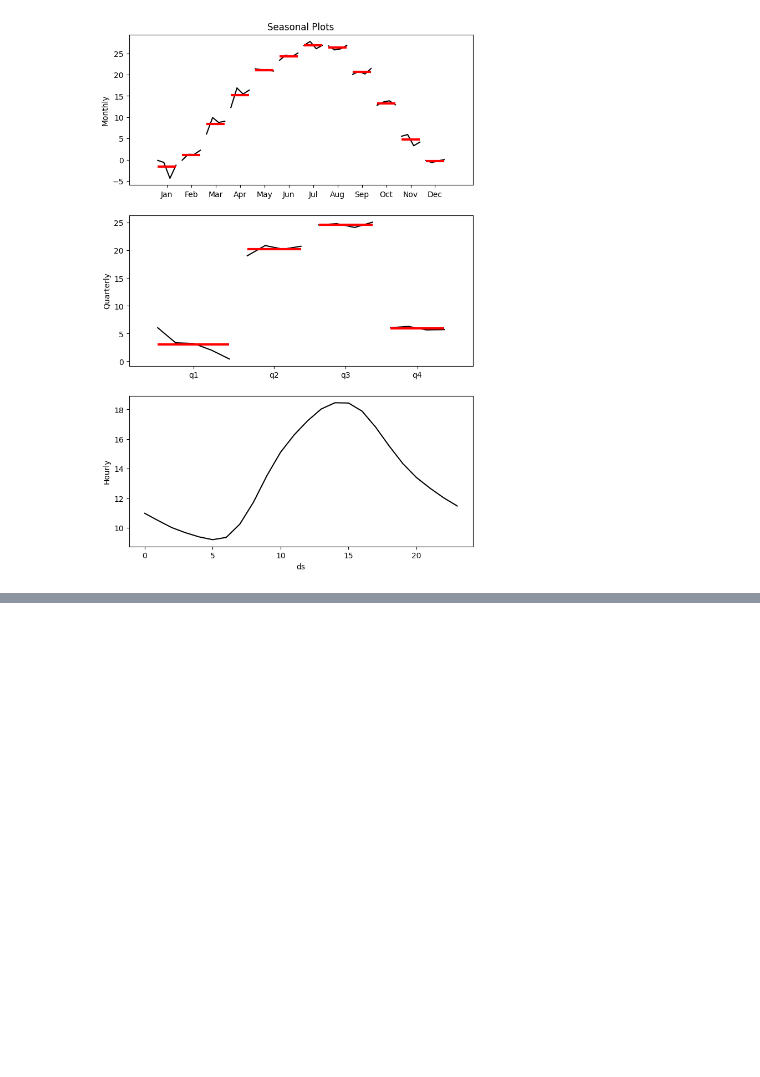
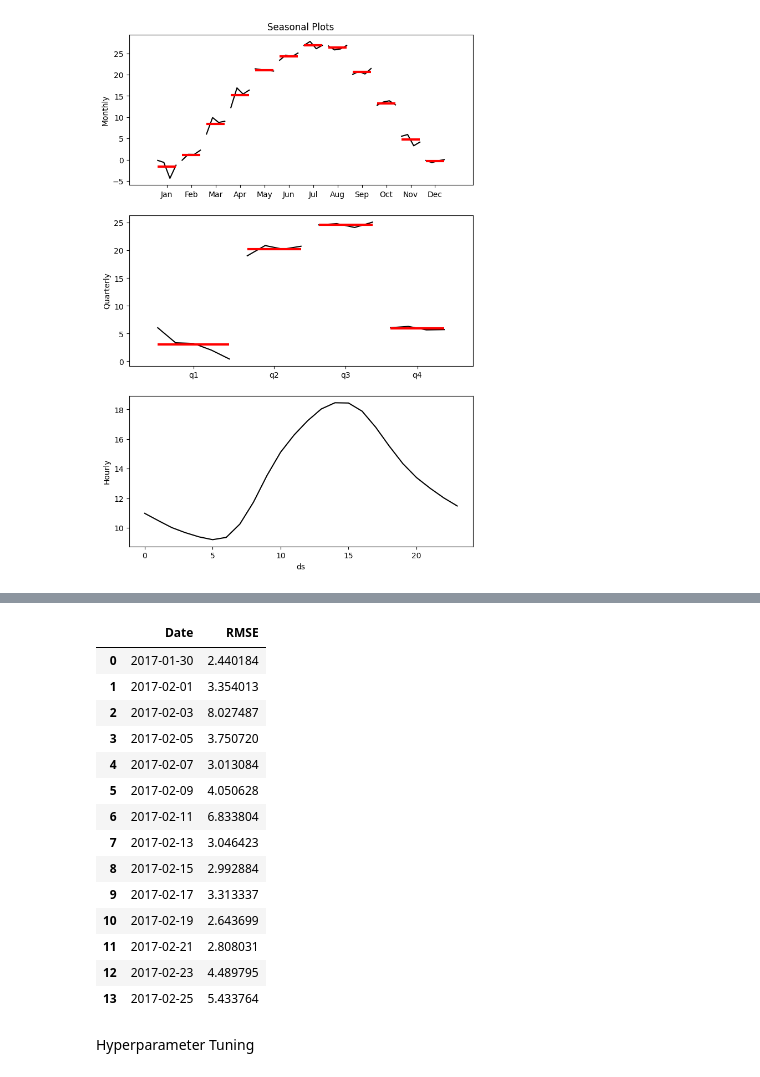
Before and after one commit to salgadosp/time_series, a Jupyter notebook: chronos/chronos.ipynb, the cells around one changed output, grey strips where cells are left out. Drawn from its saved outputs; the diff is of its cells as text; code cells hidden in the pictures; blank space fills up the shorter version.

```diff
--- a/chronos/chronos.ipynb
+++ b/chronos/chronos.ipynb
@@ -81,0 +126,31 @@ pipeline = ChronosPipeline.from_pretrained(
+# %%
+def time_series_cv(pipeline, df, forecast_horizon, stride, start_date, end_date):
+
+    results = []
+
+    current_date = start_date
+
+    while current_date + pd.Timedelta(hours = forecast_horizon) <= end_date:
+
+        train = df[df.index < current_date]
+        test = df[current_date:current_date + pd.Timedelta(hours = forecast_horizon - 1)]
+
+        forecast = pipeline.predict(context = torch.tensor(train.values),
+                                    temperature = 1.0,
+                                    top_k = 50,
+                                    top_p = 1.0,
+                                    prediction_length = 72,
+                                    num_samples = 20,
+                                    limit_prediction_length = False)
+
+        forecast_mean = torch.mean(torch.stack([f[0] for f in forecast]), dim = 0)
+
+        error = root_mean_squared_error(torch.tensor(test.values),
+                                        forecast_mean)
+
+        results.append((current_date, error))
+        print(error)
+
+        current_date += pd.Timedelta(hours = stride)
+
+    return results
@@ -81,0 +179,20 @@ pipeline = ChronosPipeline.from_pretrained(
+# %%
+pd.DataFrame(results, columns = ['Date', 'RMSE'])
+# %% [output]
+|  | Date | RMSE |
+| 0 | 2017-01-30 | 2.440184 |
+| 1 | 2017-02-01 | 3.354013 |
+| 2 | 2017-02-03 | 8.027487 |
+| 3 | 2017-02-05 | 3.750720 |
+| 4 | 2017-02-07 | 3.013084 |
+| 5 | 2017-02-09 | 4.050628 |
+| 6 | 2017-02-11 | 6.833804 |
+| 7 | 2017-02-13 | 3.046423 |
+| 8 | 2017-02-15 | 2.992884 |
+| 9 | 2017-02-17 | 3.313337 |
+| 10 | 2017-02-19 | 2.643699 |
+| 11 | 2017-02-21 | 2.808031 |
+| 12 | 2017-02-23 | 4.489795 |
+| 13 | 2017-02-25 | 5.433764 |
+# %% [markdown]
+Hyperparameter Tuning
```
Also changed, not shown: parts of 15 cells of this notebook.
